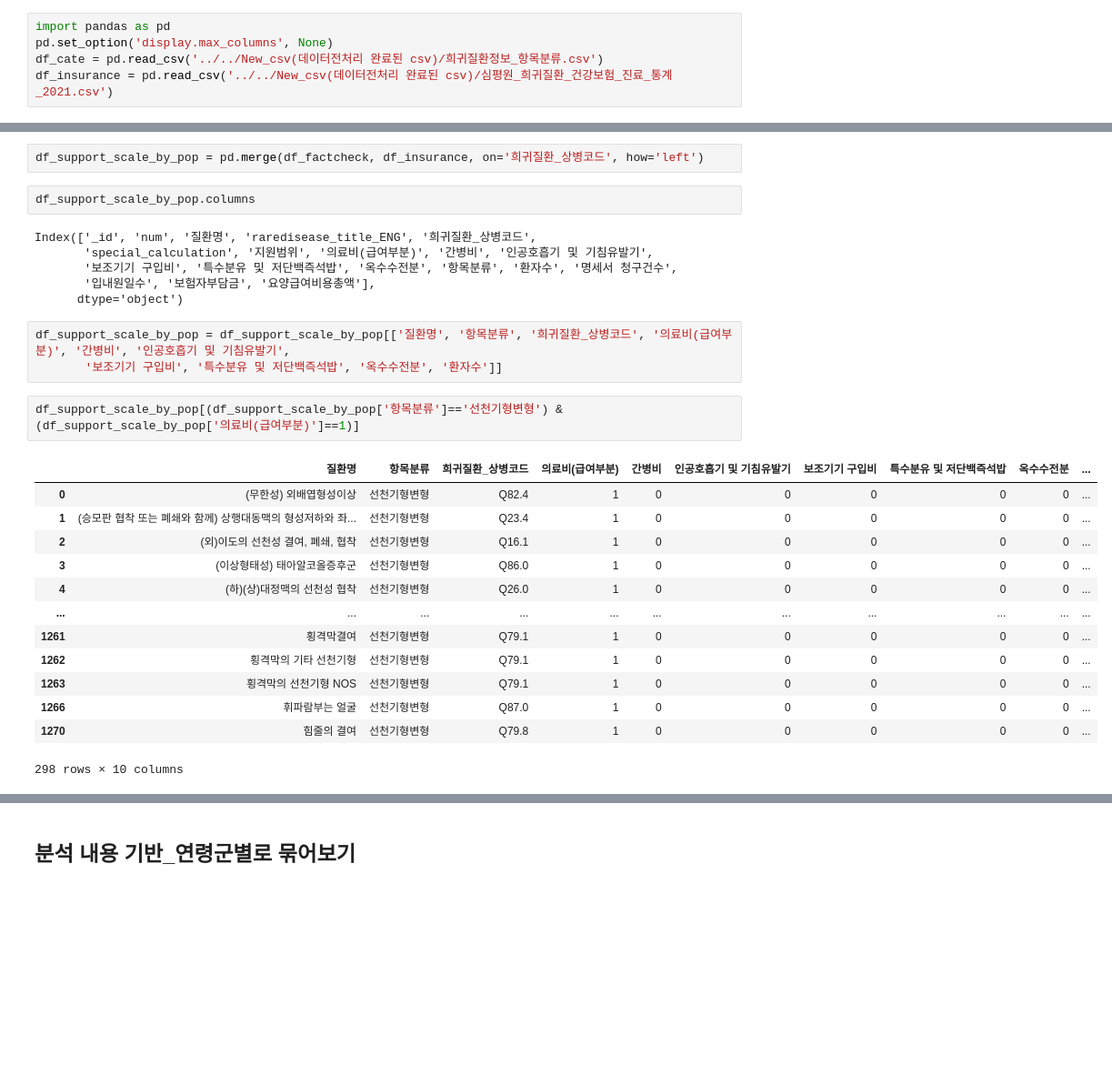
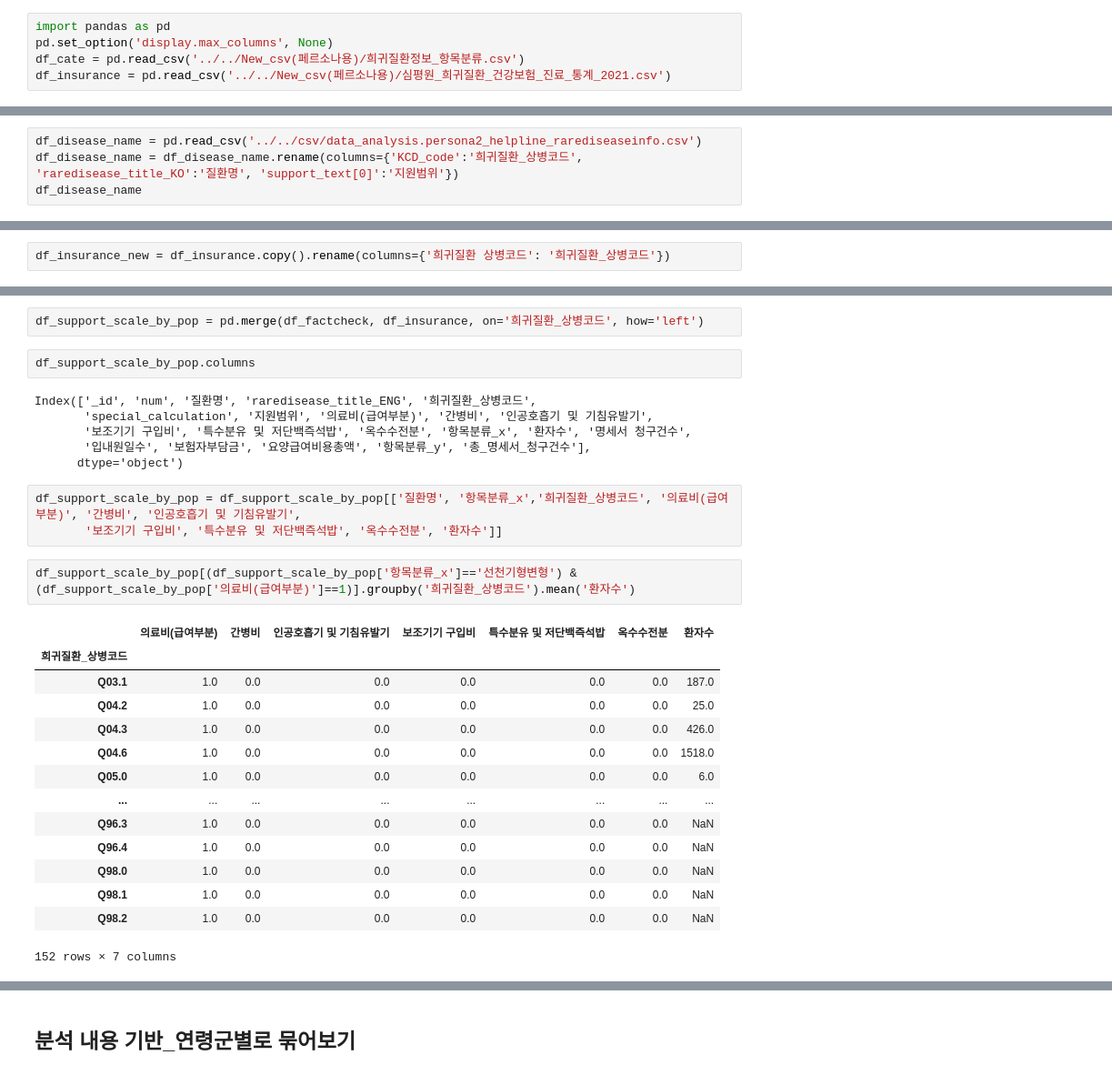
Before and after one commit to kdj0712/rare_field_fastapis, a Jupyter notebook: data/data_analysis/persona2/ipynb/jisu.ipynb, the cells around one changed output, grey strips where cells are left out. Shown at 91% size. Drawn from its saved outputs; the diff is of its cells as text; blank space fills up the shorter version.

```diff
--- a/data/data_analysis/persona2/ipynb/jisu.ipynb
+++ b/data/data_analysis/persona2/ipynb/jisu.ipynb
@@ -1,8 +1,8 @@
 # %%
 import pandas as pd
 pd.set_option('display.max_columns', None)
-df_cate = pd.read_csv('../../New_csv(데이터전처리 완료된 csv)/희귀질환정보_항목분류.csv')
-df_insurance = pd.read_csv('../../New_csv(데이터전처리 완료된 csv)/심평원_희귀질환_건강보험_진료_통계_2021.csv')
+df_cate = pd.read_csv('../../New_csv(페르소나용)/희귀질환정보_항목분류.csv')
+df_insurance = pd.read_csv('../../New_csv(페르소나용)/심평원_희귀질환_건강보험_진료_통계_2021.csv')
 # %%
 import matplotlib.pyplot as plt
 import matplotlib as mpl
@@ -218,3 +218,7 @@ def add_comma(x):
         return x_str + '.0'
     else:
         return x_str
+# %%
+df_disease_name = pd.read_csv('../../csv/data_analysis.persona2_helpline_rarediseaseinfo.csv')
+df_disease_name = df_disease_name.rename(columns={'KCD_code':'희귀질환_상병코드', 'raredisease_title_KO':'질환명', 'support_text[0]':'지원범위'})
+df_disease_name
@@ -227,6 +245,8 @@ array(['의료비(급여부분)', '의료비(급여부분), 간병비, 인공호
        '의료비(급여부분), 간병비, 인공호흡기 및 기침유발기, 보조기기 구입비, 옥수수전분',
        '의료비(급여부분), 특수분유 및 저단백즉석밥', '의료비(급여부분), 인공호흡기 및 기침유발기',
        '의료비(급여부분), 간병비', '의료비(급여부분), 간병비, 인공호흡기 및 기침유발기'], dtype=object)
+# %%
+df_insurance_new = df_insurance.copy().rename(columns={'희귀질환 상병코드': '희귀질환_상병코드'})
 # %%
 df_by_code = pd.merge(df_insurance_new, df_disease_name[['희귀질환_상병코드', '질환명', '지원범위']], on='희귀질환_상병코드', how='left')
 # %%
@@ -1017,28 +1015,29 @@ df_support_scale_by_pop.columns
 # %% [output]
 Index(['_id', 'num', '질환명', 'raredisease_title_ENG', '희귀질환_상병코드',
        'special_calculation', '지원범위', '의료비(급여부분)', '간병비', '인공호흡기 및 기침유발기',
-       '보조기기 구입비', '특수분유 및 저단백즉석밥', '옥수수전분', '항목분류', '환자수', '명세서 청구건수',
-       '입내원일수', '보험자부담금', '요양급여비용총액'],
+       '보조기기 구입비', '특수분유 및 저단백즉석밥', '옥수수전분', '항목분류_x', '환자수', '명세서 청구건수',
+       '입내원일수', '보험자부담금', '요양급여비용총액', '항목분류_y', '총_명세서_청구건수'],
       dtype='object')
 # %%
-df_support_scale_by_pop = df_support_scale_by_pop[['질환명', '항목분류', '희귀질환_상병코드', '의료비(급여부분)', '간병비', '인공호흡기 및 기침유발기',
+df_support_scale_by_pop = df_support_scale_by_pop[['질환명', '항목분류_x','희귀질환_상병코드', '의료비(급여부분)', '간병비', '인공호흡기 및 기침유발기',
        '보조기기 구입비', '특수분유 및 저단백즉석밥', '옥수수전분', '환자수']]
 # %%
-df_support_scale_by_pop[(df_support_scale_by_pop['항목분류']=='선천기형변형') & (df_support_scale_by_pop['의료비(급여부분)']==1)]
+df_support_scale_by_pop[(df_support_scale_by_pop['항목분류_x']=='선천기형변형') & (df_support_scale_by_pop['의료비(급여부분)']==1)].groupby('희귀질환_상병코드').mean('환자수')
 # %% [output]
-|  | 질환명 | 항목분류 | 희귀질환_상병코드 | 의료비(급여부분) | 간병비 | 인공호흡기 및 기침유발기 | 보조기기 구입비 | 특수분유 및 저단백즉석밥 | 옥수수전분 | ... |
-| 0 | (무한성) 외배엽형성이상 | 선천기형변형 | Q82.4 | 1 | 0 | 0 | 0 | 0 | 0 | ... |
-| 1 | (승모판 협착 또는 폐쇄와 함께) 상행대동맥의 형성저하와 좌... | 선천기형변형 | Q23.4 | 1 | 0 | 0 | 0 | 0 | 0 | ... |
-| 2 | (외)이도의 선천성 결여, 폐쇄, 협착 | 선천기형변형 | Q16.1 | 1 | 0 | 0 | 0 | 0 | 0 | ... |
-| 3 | (이상형태성) 태아알코올증후군 | 선천기형변형 | Q86.0 | 1 | 0 | 0 | 0 | 0 | 0 | ... |
-| 4 | (하)(상)대정맥의 선천성 협착 | 선천기형변형 | Q26.0 | 1 | 0 | 0 | 0 | 0 | 0 | ... |
-| ... | ... | ... | ... | ... | ... | ... | ... | ... | ... | ... |
-| 1261 | 횡격막결여 | 선천기형변형 | Q79.1 | 1 | 0 | 0 | 0 | 0 | 0 | ... |
-| 1262 | 횡격막의 기타 선천기형 | 선천기형변형 | Q79.1 | 1 | 0 | 0 | 0 | 0 | 0 | ... |
-| 1263 | 횡격막의 선천기형 NOS | 선천기형변형 | Q79.1 | 1 | 0 | 0 | 0 | 0 | 0 | ... |
-| 1266 | 휘파람부는 얼굴 | 선천기형변형 | Q87.0 | 1 | 0 | 0 | 0 | 0 | 0 | ... |
-| 1270 | 힘줄의 결여 | 선천기형변형 | Q79.8 | 1 | 0 | 0 | 0 | 0 | 0 | ... |
+|  | 의료비(급여부분) | 간병비 | 인공호흡기 및 기침유발기 | 보조기기 구입비 | 특수분유 및 저단백즉석밥 | 옥수수전분 | 환자수 |
+| 희귀질환_상병코드 |  |  |  |  |  |  |  |
+| Q03.1 | 1.0 | 0.0 | 0.0 | 0.0 | 0.0 | 0.0 | 187.0 |
+| Q04.2 | 1.0 | 0.0 | 0.0 | 0.0 | 0.0 | 0.0 | 25.0 |
+| Q04.3 | 1.0 | 0.0 | 0.0 | 0.0 | 0.0 | 0.0 | 426.0 |
+| Q04.6 | 1.0 | 0.0 | 0.0 | 0.0 | 0.0 | 0.0 | 1518.0 |
+| Q05.0 | 1.0 | 0.0 | 0.0 | 0.0 | 0.0 | 0.0 | 6.0 |
+| ... | ... | ... | ... | ... | ... | ... | ... |
+| Q96.3 | 1.0 | 0.0 | 0.0 | 0.0 | 0.0 | 0.0 | NaN |
+| Q96.4 | 1.0 | 0.0 | 0.0 | 0.0 | 0.0 | 0.0 | NaN |
+| Q98.0 | 1.0 | 0.0 | 0.0 | 0.0 | 0.0 | 0.0 | NaN |
+| Q98.1 | 1.0 | 0.0 | 0.0 | 0.0 | 0.0 | 0.0 | NaN |
+| Q98.2 | 1.0 | 0.0 | 0.0 | 0.0 | 0.0 | 0.0 | NaN |
-298 rows × 10 columns
+152 rows × 7 columns
 # %%
 import pandas as pd
 
```
Also changed, not shown: parts of 23 cells of this notebook, 28 other files.
